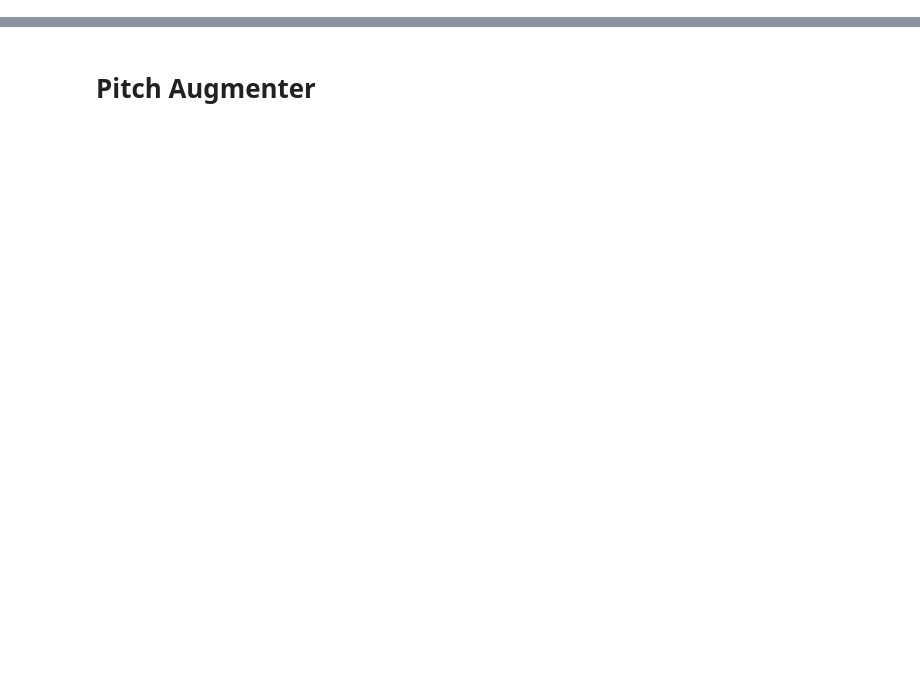
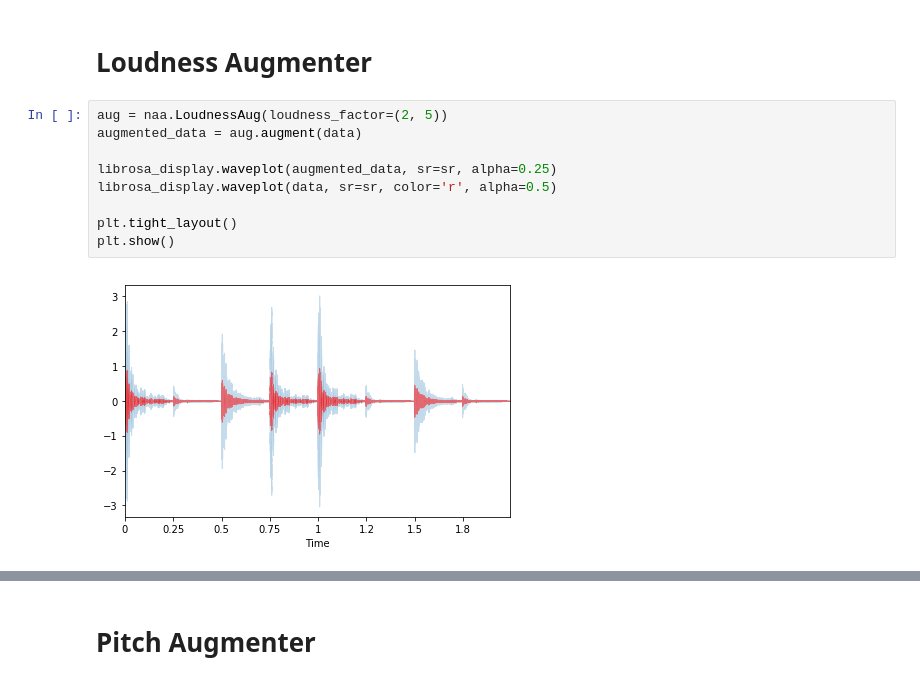
Before and after one commit to makcedward/nlpaug, a Jupyter notebook: example/audio_augmenter.ipynb, the cells around one changed output, grey strips where cells are left out. Drawn from its saved outputs; the diff is of its cells as text; blank space fills up the shorter version.

```diff
--- a/example/audio_augmenter.ipynb
+++ b/example/audio_augmenter.ipynb
@@ -14,0 +44,13 @@ import nlpaug.flow as naf
+# %% [markdown]
+# Loudness Augmenter
+# %%
+aug = naa.LoudnessAug(loudness_factor=(2, 5))
+augmented_data = aug.augment(data)
+
+librosa_display.waveplot(augmented_data, sr=sr, alpha=0.25)
+librosa_display.waveplot(data, sr=sr, color='r', alpha=0.5)
+
+plt.tight_layout()
+plt.show()
+# %% [output]
+[figure, added]
```
Also changed, not shown: parts of 22 cells of this notebook, 11 other files.
